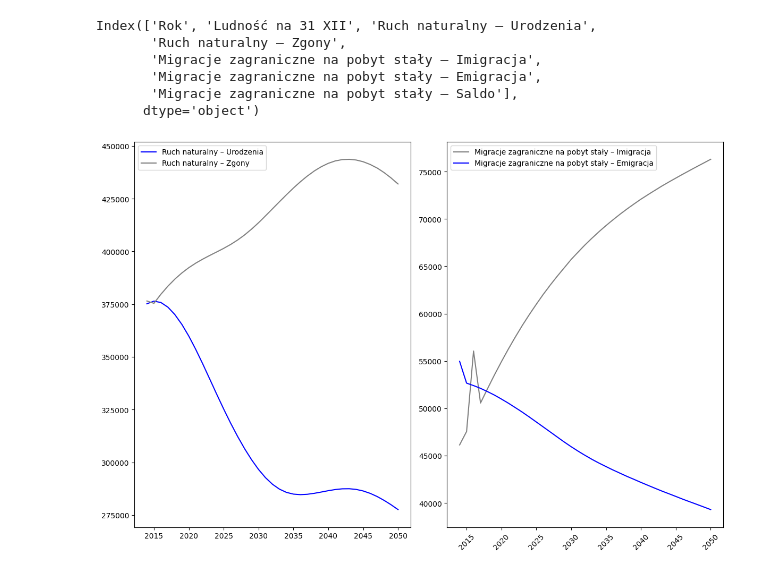
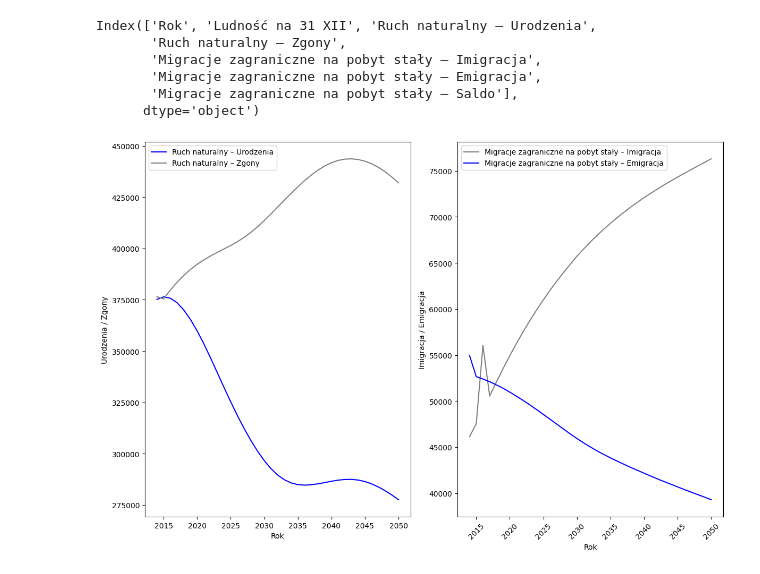
Before and after one commit to Vektor79/Zadania, a Jupyter notebook: 05_Wykresy/Materiały_na_zjazd/02_Wykresy/04_Wiele wykresów na jednym obrazku/1_Ruch naturalny i wędrówkowy.ipynb, the cells around one changed output. Saved outputs shown, nothing was run; the diff lists cells and outputs as text; code cells hidden in the pictures.

```diff
--- a/05_Wykresy/Materiały_na_zjazd/02_Wykresy/04_Wiele wykresów na jednym obrazku/1_Ruch naturalny i wędrówkowy.ipynb
+++ b/05_Wykresy/Materiały_na_zjazd/02_Wykresy/04_Wiele wykresów na jednym obrazku/1_Ruch naturalny i wędrówkowy.ipynb
@@ -85,31 +85,38 @@ axs[0].plot(
     df["Ruch naturalny – Zgony"],
     color="grey",
     label = "Ruch naturalny – Zgony")
 
 # drugi wykres:
 axs[1].plot(
     df["Rok"],
     df["Migracje zagraniczne na pobyt stały – Imigracja"],
     color="grey",
     label="Migracje zagraniczne na pobyt stały – Imigracja")
 
 axs[1].plot(
     df["Rok"],
     df["Migracje zagraniczne na pobyt stały – Emigracja"],
     color="blue",
     label="Migracje zagraniczne na pobyt stały – Emigracja")
 
 # legenda domyślnie ustawi się sama w jakimś miejscu:
 # axs[0].legend()
 # axs[1].legend()
 
 # jeżeli legenda się umieści w złym miejscu, to możemy przesunąć legendę:
 axs[0].legend(loc="upper left")
 axs[1].legend(loc="upper left")
 
+#opisujemy osie x i y:
+axs[0].set_xlabel("Rok")
+axs[0].set_ylabel("Urodzenia / Zgony")
+
+axs[1].set_xlabel("Rok")
+axs[1].set_ylabel("Imigracja / Emigracja")
+
 plt.xticks(rotation=45)
 
 plt.tight_layout()
 plt.show()
 # %% [output]
-[figure, old version]
+[figure, new version]
```
